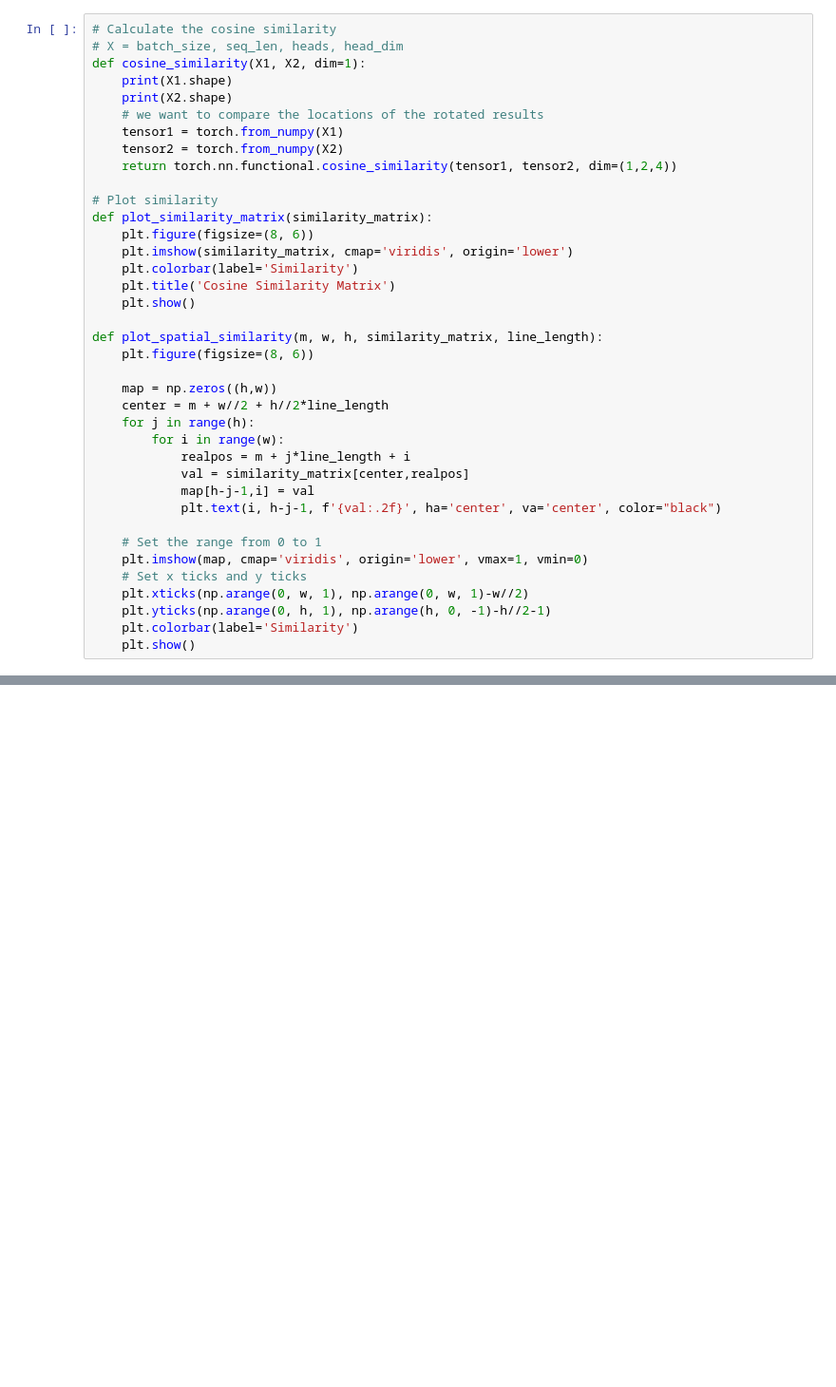
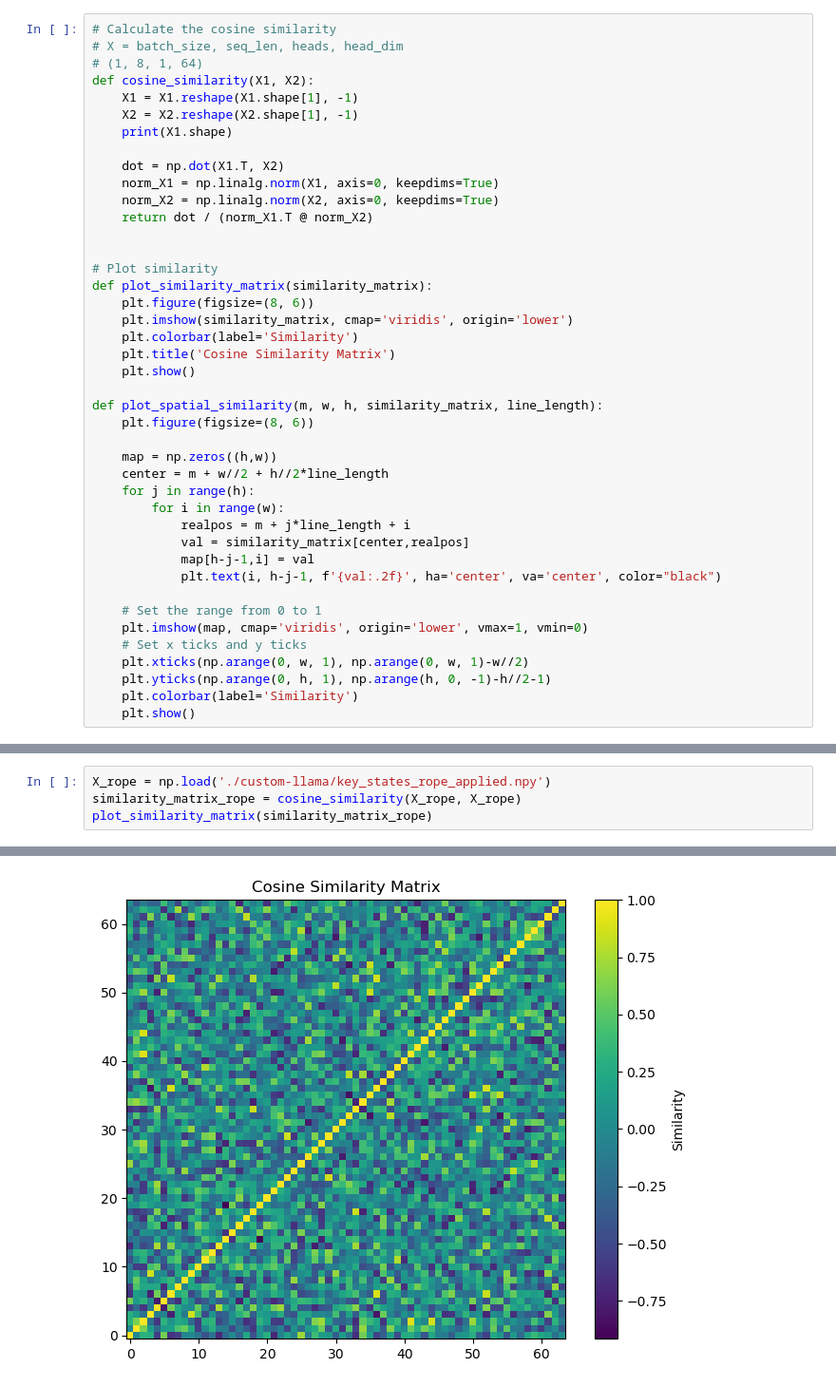
Before and after one commit to ba144220/cs230-final-project, a Jupyter notebook: notebooks/rope.ipynb, the cells around one changed output, grey strips where cells are left out. Shown: that part at 95% size. Drawn from its saved outputs; the diff is of its cells as text; blank space fills up the shorter version.

Commit message:
experiment: validate llama model rope rotation

```diff
--- a/notebooks/rope.ipynb
+++ b/notebooks/rope.ipynb
@@ -8,13 +4,17 @@ import torch
 # %%
 # Calculate the cosine similarity
 # X = batch_size, seq_len, heads, head_dim
-def cosine_similarity(X1, X2, dim=1):
+# (1, 8, 1, 64)
+def cosine_similarity(X1, X2):
+    X1 = X1.reshape(X1.shape[1], -1)
+    X2 = X2.reshape(X2.shape[1], -1)
     print(X1.shape)
-    print(X2.shape)
-    # we want to compare the locations of the rotated results
-    tensor1 = torch.from_numpy(X1)
-    tensor2 = torch.from_numpy(X2)
-    return torch.nn.functional.cosine_similarity(tensor1, tensor2, dim=(1,2,4))
+
+    dot = np.dot(X1.T, X2)
+    norm_X1 = np.linalg.norm(X1, axis=0, keepdims=True)
+    norm_X2 = np.linalg.norm(X2, axis=0, keepdims=True)
+    return dot / (norm_X1.T @ norm_X2)
+
 
 # Plot similarity
 def plot_similarity_matrix(similarity_matrix):
@@ -85,0 +46,5 @@ print(similarity_matrix_rope)
+# %%
+X_rope = np.load('./custom-llama/key_states_rope_applied.npy')
+similarity_matrix_rope = cosine_similarity(X_rope, X_rope)
+plot_similarity_matrix(similarity_matrix_rope)
+# %% [output]
@@ -85,0 +52 @@ print(similarity_matrix_rope)
+[figure, added]
```
Also changed, not shown: parts of 5 cells of this notebook, 4 other files.
